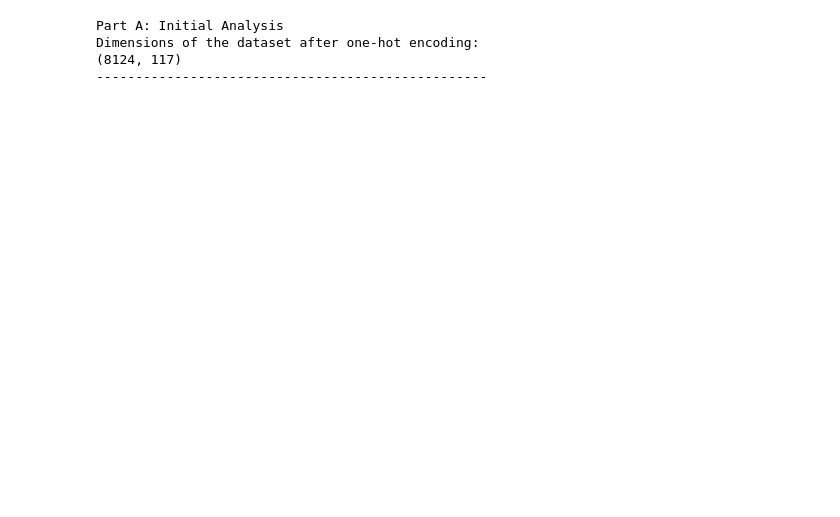
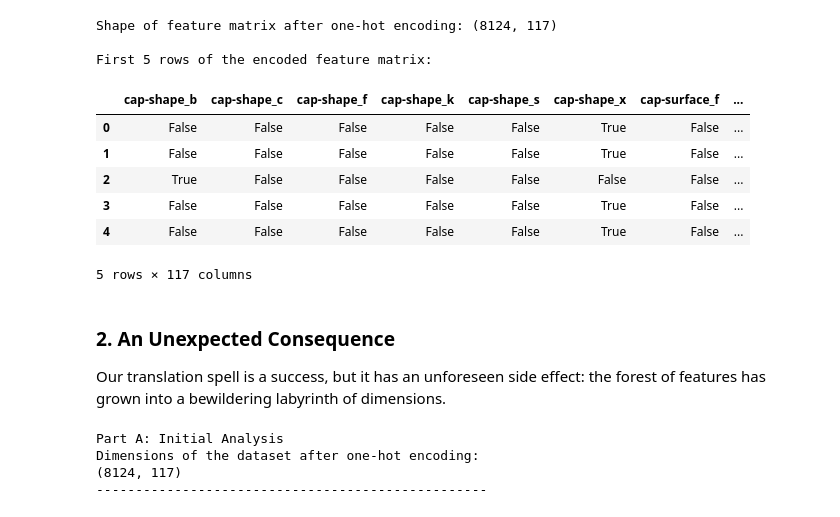
Before and after one commit to shriprasad15/-DA5401-JUL-NOV-2025-assignment-2-shriprasad15, a Jupyter notebook: da25e054.ipynb, the cells around one changed output. Cells and saved outputs as stored; diff of their text form; code cells hidden in the pictures; blank space fills up the shorter version.

```diff
--- a/da25e054.ipynb
+++ b/da25e054.ipynb
@@ -13,8 +77,26 @@ df = pd.read_csv('mushrooms.csv')
 # %%
 
 X = df.drop('class', axis=1)
+y_labels=df['class']
 y = df['class'].apply(lambda x: 1 if x == 'p' else 0) # Encode target: p=1, e=0
 X_encoded = pd.get_dummies(X, drop_first=False)
+print("Shape of feature matrix after one-hot encoding:", X_encoded.shape)
+print("\nFirst 5 rows of the encoded feature matrix:")
+display(X_encoded.head())
+# %% [output]
+Shape of feature matrix after one-hot encoding: (8124, 117)
+
+First 5 rows of the encoded feature matrix:
+|  | cap-shape_b | cap-shape_c | cap-shape_f | cap-shape_k | cap-shape_s | cap-shape_x | cap-surface_f | ... |
+| 0 | False | False | False | False | False | True | False | ... |
+| 1 | False | False | False | False | False | True | False | ... |
+| 2 | True | False | False | False | False | False | False | ... |
+| 3 | False | False | False | False | False | True | False | ... |
+| 4 | False | False | False | False | False | True | False | ... |
+5 rows × 117 columns
+# %% [markdown]
+### 2. An Unexpected Consequence
+Our translation spell is a success, but it has an unforeseen side effect: the forest of features has grown into a bewildering labyrinth of dimensions.
 # %%
 print("Part A: Initial Analysis")
 print("Dimensions of the dataset after one-hot encoding:")
```
Also changed, not shown: parts of 26 cells of this notebook.
